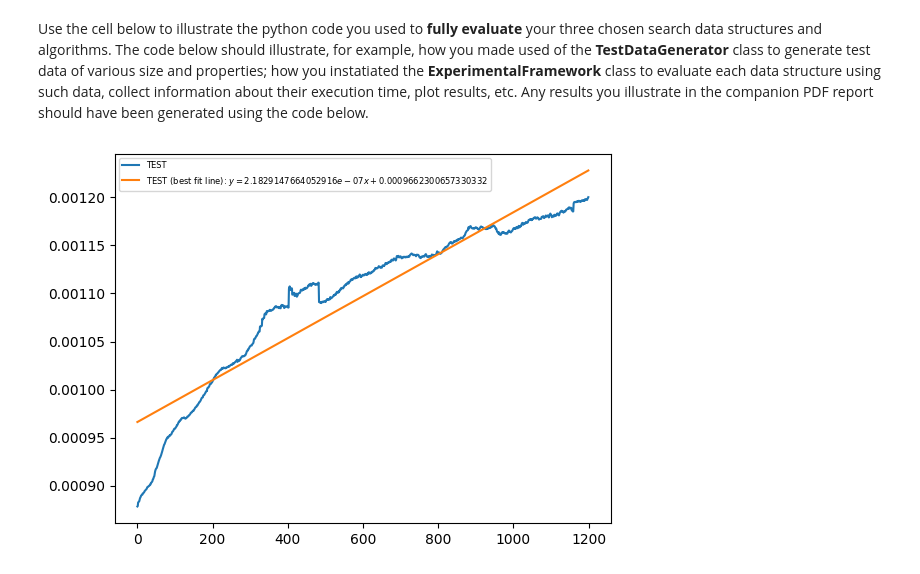
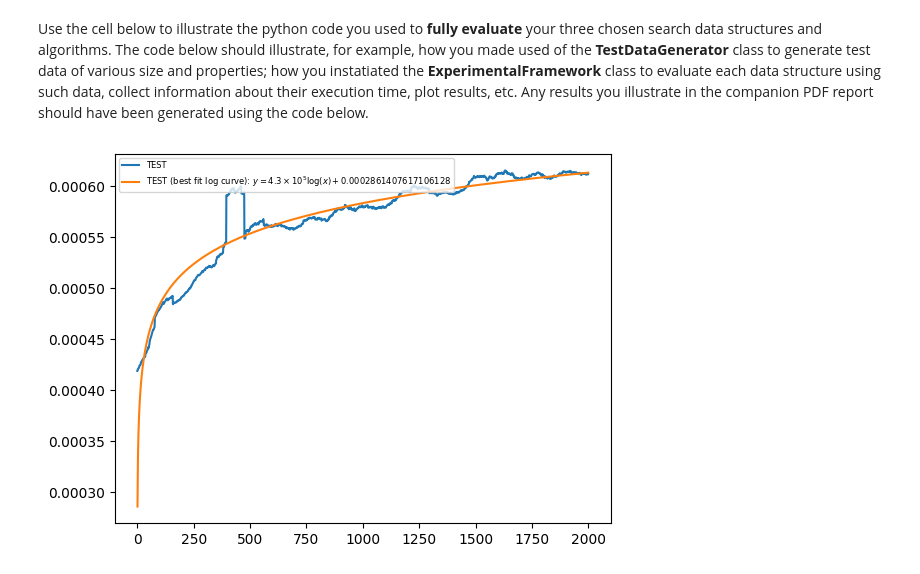
Before and after one commit to raphaellith/Search-Tree-Algorithms, a Jupyter notebook: grp-XXX-0005code.ipynb, the cells around one changed output. Cells and saved outputs as stored; diff of their text form; code cells hidden in the pictures.

Commit message:
added feature for plotting log curve of best fit

```diff
--- a/grp-XXX-0005code.ipynb
+++ b/grp-XXX-0005code.ipynb
@@ -682,7 +712,7 @@ class ExperimentalFramework:
         else:
             return medians
 
-    def plot_times(self, title=None, plot_line_of_best_fit=False, **kwargs):
+    def plot_times(self, title=None, plot_line_of_best_fit=False, plot_log_curve_of_best_fit=False, **kwargs):
         """
         **kwargs: Keyword arguments where
         - Each value is an array of length self.max_n where array[n] refers to the time taken to perform a certain operation on a tree with n elements
@@ -700,7 +730,29 @@ class ExperimentalFramework:
             if plot_line_of_best_fit:
                 m, c = line_of_best_fit(xs, ys)
                 line_ys = [m * x + c for x in xs]
+
+                m = format_float_for_matplotlib_latex(m)
+                c = format_float_for_matplotlib_latex(c)
+
                 plt.plot(xs, line_ys, label=f"{keyword} (best fit line): $y = {m}x + {c}$")
+
+            if plot_log_curve_of_best_fit:
+                xs_safe = []
+                ys_safe = []
+
+                # Remove cases where x = 0
+                for i in range(len(xs)):
+                    if xs[i] != 0:
+                        xs_safe.append(xs[i])
+                        ys_safe.append(ys[i])
+
+                a, b = log_curve_of_best_fit(xs_safe, ys_safe)
+                curve_ys = [a * log(x) + b for x in xs_safe]
+
+                a = format_float_for_matplotlib_latex(a)
+                b = format_float_for_matplotlib_latex(b)
+
+                plt.plot(xs_safe, curve_ys, label=f"{keyword} (best fit log curve): $y = {a} \log(x) + {b}$")
 
         plt.legend(
             loc="upper left",
@@ -712,11 +764,11 @@ Use the cell below to illustrate the python code you used to **fully evaluate**
 # %%
 # ADD YOUR TEST CODE HERE
 
-framework = ExperimentalFramework(min_n=0, max_n=1200)
+framework = ExperimentalFramework(min_n=0, max_n=2000)
 
 times = framework.insertion_test(LLRBBST, tree_ordering=RANDOM,
-                                    new_element_ordering=RANDOM, num_of_tests=100, smooth_with_window_size=80)
+                                    new_element_ordering=RANDOM, num_of_tests=50, smooth_with_window_size=80)
 
-framework.plot_times(plot_line_of_best_fit=True, TEST=times)
+framework.plot_times(plot_log_curve_of_best_fit=True, TEST=times)
 # %% [output]
-[figure, old version]
+[figure, new version]
```
Also changed, not shown: parts of 1 cell of this notebook.
